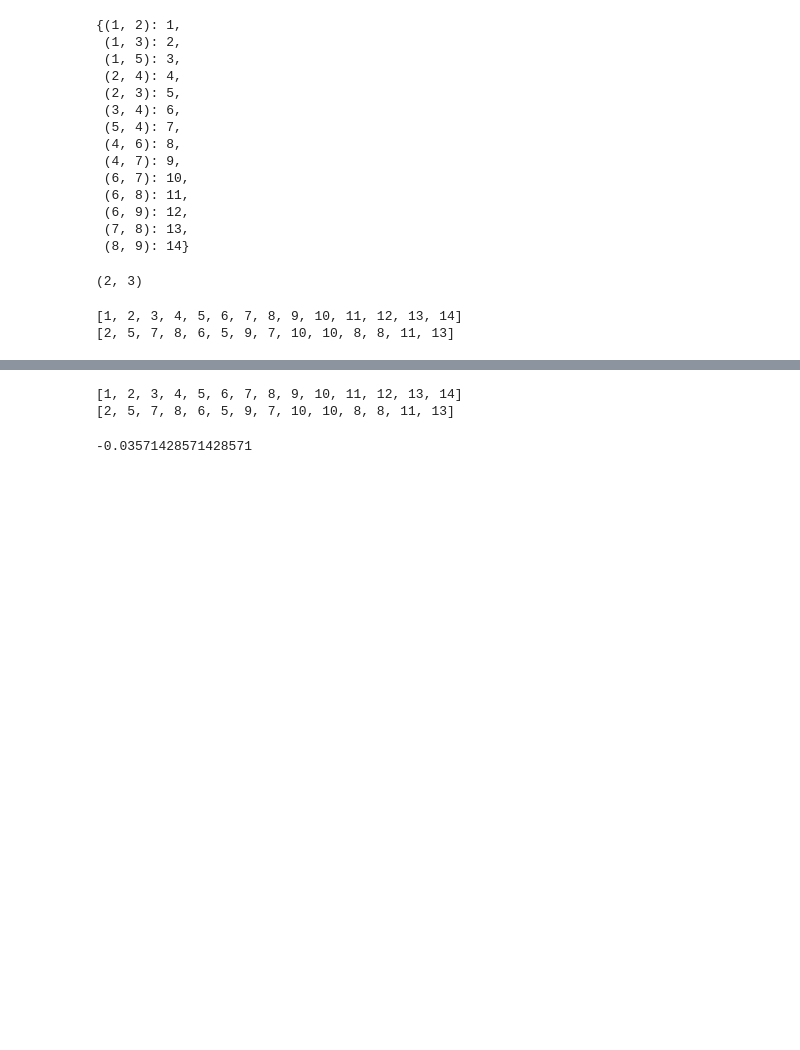
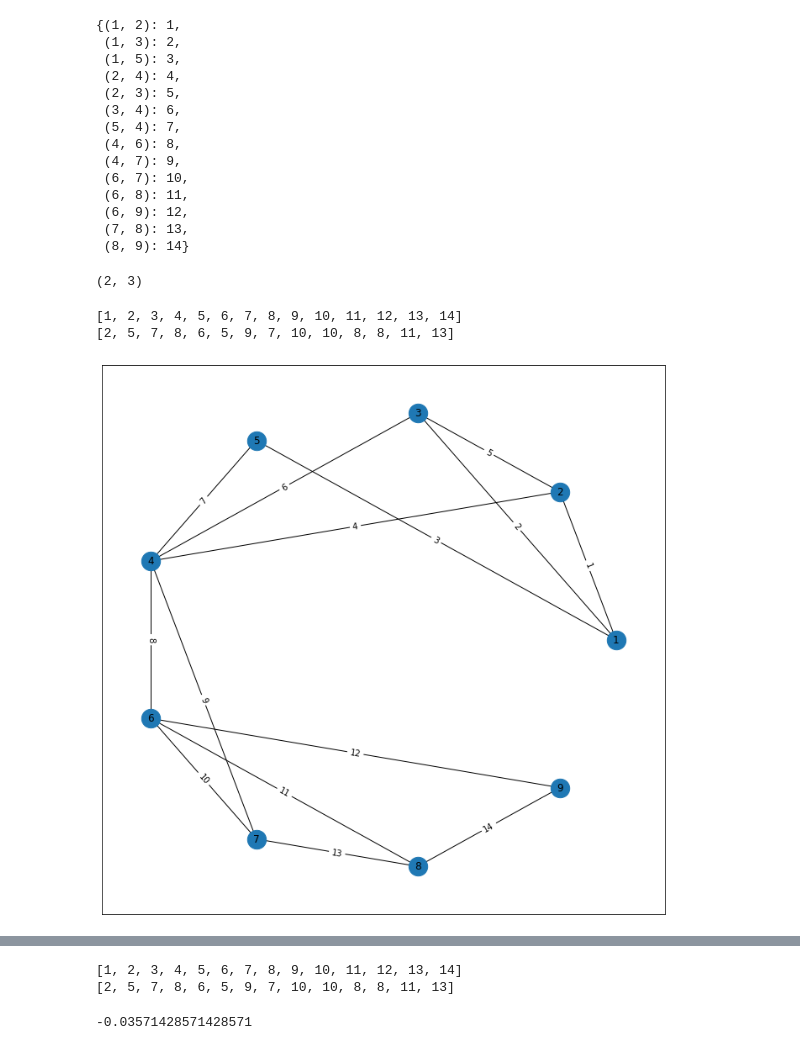
Before and after one commit to nur-zaman/M-Link-Algorithm, a Jupyter notebook: main.ipynb, the cells around one changed output, grey strips where cells are left out. Drawn from its saved outputs; the diff is of its cells as text; code cells hidden in the pictures; blank space fills up the shorter version.

```diff
--- a/main.ipynb
+++ b/main.ipynb
@@ -140,4 +140,14 @@ print(gene)
 # %% [output]
 [1, 2, 3, 4, 5, 6, 7, 8, 9, 10, 11, 12, 13, 14]
 [2, 5, 7, 8, 6, 5, 9, 7, 10, 10, 8, 8, 11, 13]
+# %%
+def drawLayout(labledEdge):
+    # layout = nx.random_layout(undirected_graph)
+    layout = nx.circular_layout(undirected_graph)
+    plt.figure(3,figsize=(12,12))
+    nx.draw_networkx(undirected_graph,pos=layout,node_size=500)
+    nx.draw_networkx_edge_labels(undirected_graph,pos=layout,edge_labels=labledEdge)
+drawLayout(labledEdge)
+# %% [output]
+[figure, added]
 # %%
```
Also changed, not shown: parts of 5 cells of this notebook.
